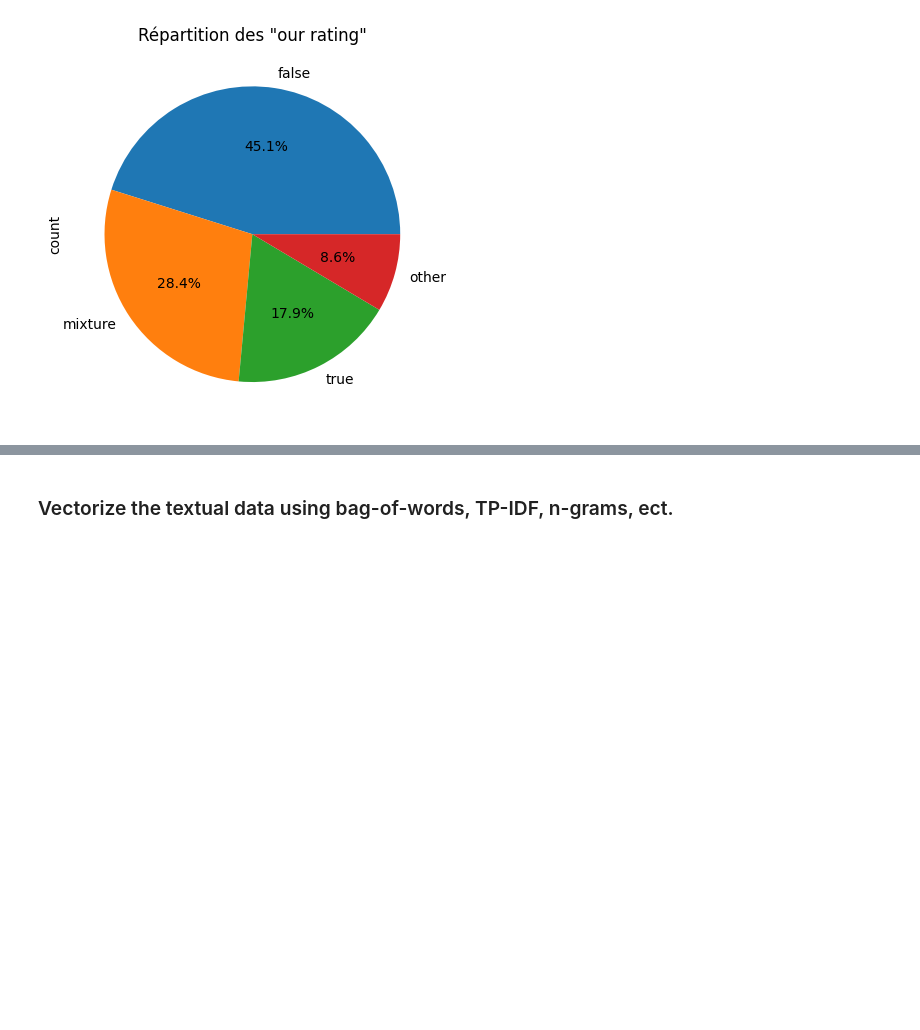
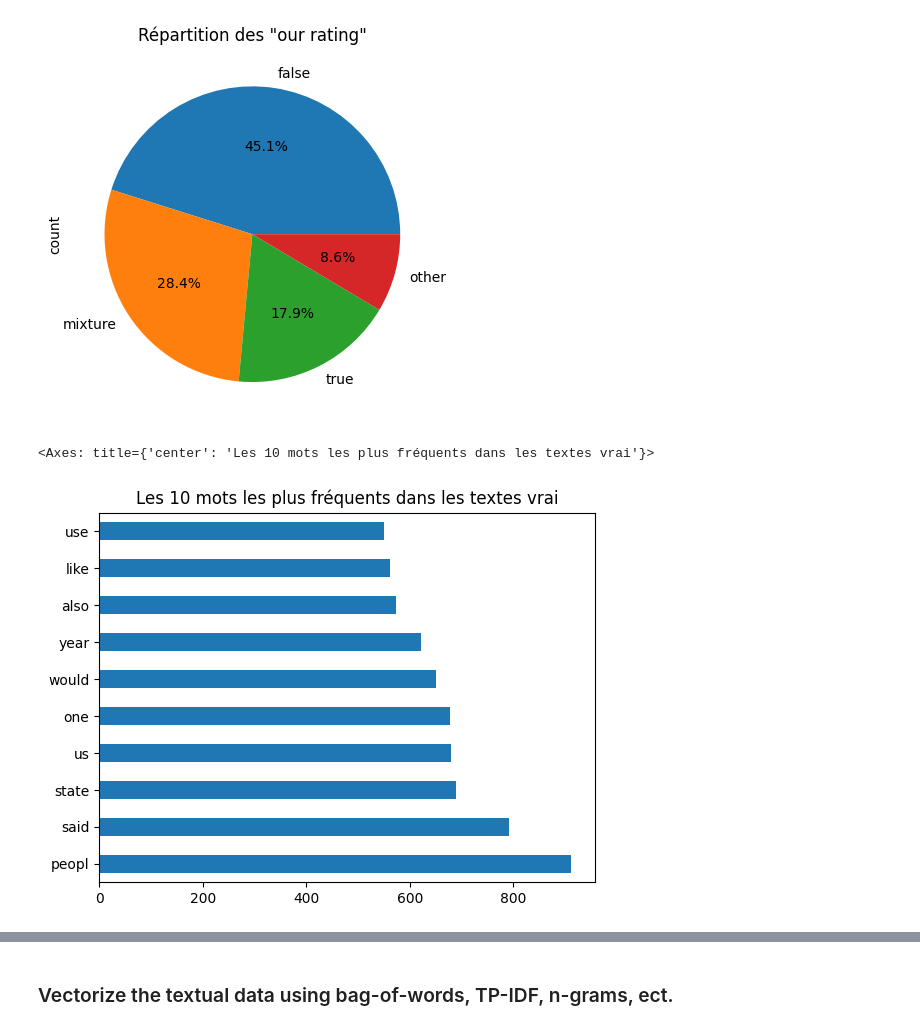
Before and after one commit to dimaland1/MachineLearningProject, a Jupyter notebook: Untitled-1.ipynb, the cells around one changed output, grey strips where cells are left out. Drawn from its saved outputs; the diff is of its cells as text; code cells hidden in the pictures; blank space fills up the shorter version.

```diff
--- a/Untitled-1.ipynb
+++ b/Untitled-1.ipynb
@@ -212,3 +214,13 @@ df['our rating'].value_counts().plot(kind='pie', autopct='%1.1f%%', title='Répa
 # %% [output]
 <Axes: title={'center': 'Répartition des "our rating"'}, ylabel='count'>
 [figure]
+# %%
+# faire la liste de tout les mots contenus dans les textes ou 'our rating' == 'false' apres le nettoyage
+words_true = ' '.join(df[df['our rating'] == 'false']['text'])
+words_true = words_true.split()
+words_true = pd.Series(words_true) # convertir la liste en serie
+
+words_true.value_counts().head(10).plot(kind='barh', title='Les 10 mots les plus fréquents dans les textes vrai')
+# %% [output]
+<Axes: title={'center': 'Les 10 mots les plus fréquents dans les textes vrai'}>
+[figure, added]
```
Also changed, not shown: parts of 6 cells of this notebook.
